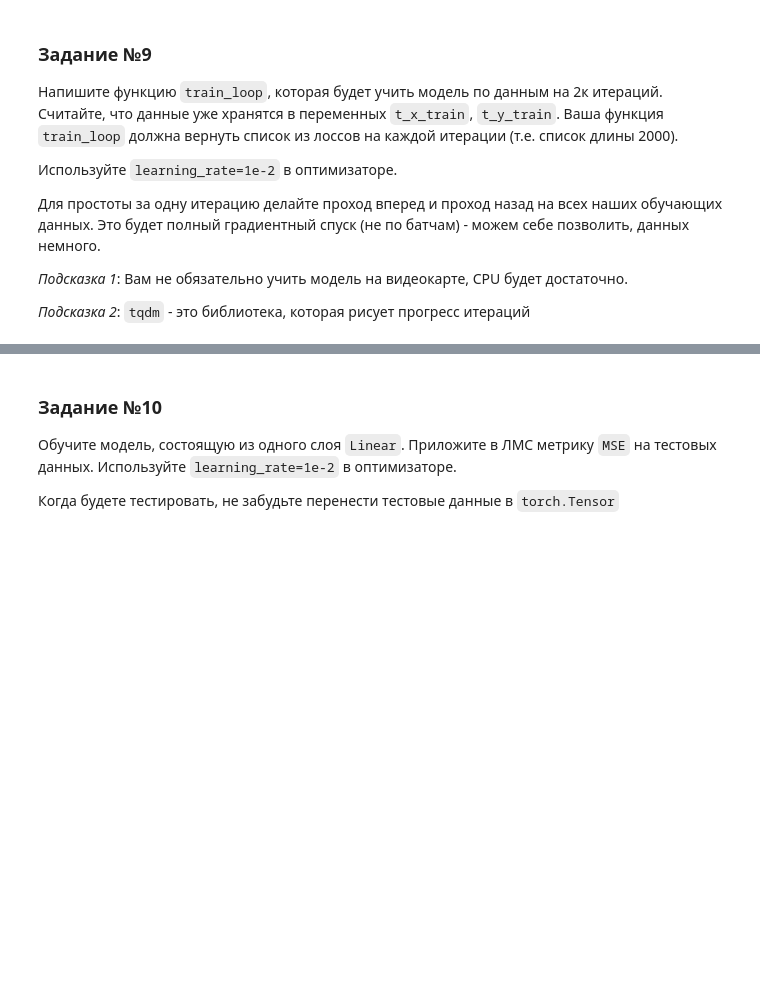
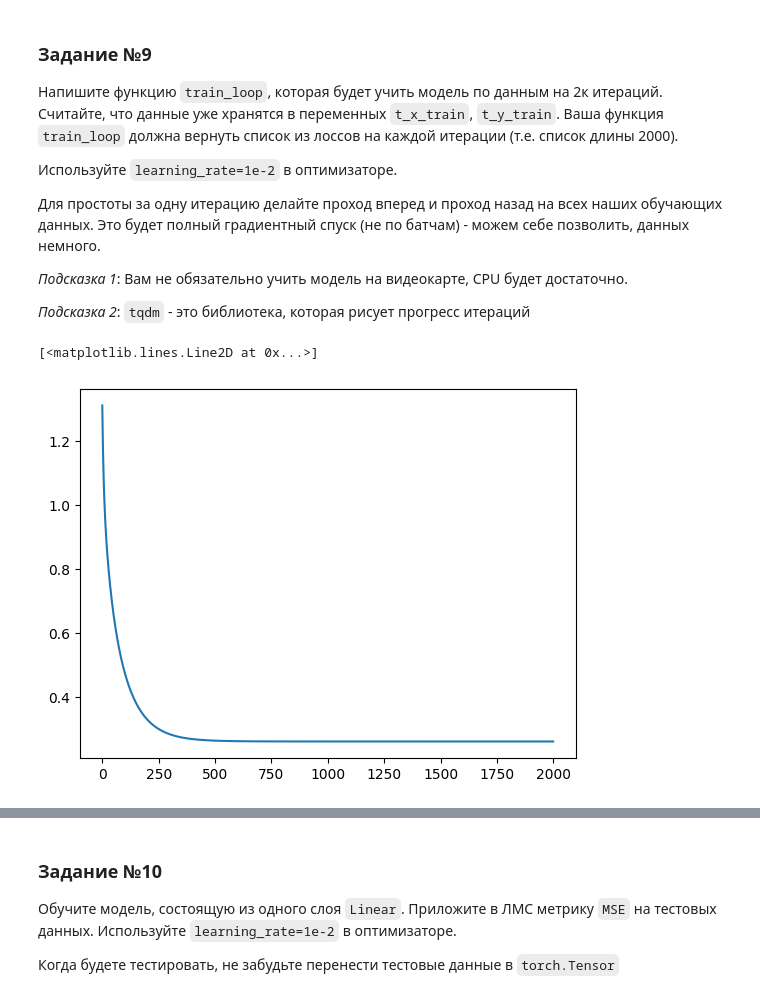
Before and after one commit to AndreyKurdyubov/Karpov.courses_DL, a Jupyter notebook: Base_DL/hw2-student.ipynb, the cells around one changed output, grey strips where cells are left out. Saved outputs shown, nothing was run; the diff lists cells and outputs as text; code cells hidden in the pictures; blank space fills up the shorter version.

```diff
--- a/Base_DL/hw2-student.ipynb
+++ b/Base_DL/hw2-student.ipynb
@@ -64,0 +363,3 @@ from sklearn.linear_model import LinearRegression
+# %%
+df = pd.read_csv("insurance.csv")
+df.head()
@@ -64,0 +378,4 @@ from sklearn.linear_model import LinearRegression
+# %%
+# one-hot для категориальных feature
+df_train = pd.get_dummies(df_train, columns=["sex", "smoker", "region"], dtype=float)
+df_test = pd.get_dummies(df_test, columns=["sex", "smoker", "region"], dtype=float)
@@ -100,12 +524,35 @@ t_y_train = torch.from_numpy(y_train.to_numpy()).to(dtype=torch.float32)
 _Подсказка 1_: Вам не обязательно учить модель на видеокарте, CPU будет достаточно.
 
 _Подсказка 2_: `tqdm` - это библиотека, которая рисует прогресс итераций
-# %%
-import tqdm
-from torch.optim.sgd import SGD
-
-
-def train_loop(model: nn.Module) -> list[float]:
-    losses = []
-    ...
-    return losses
+# %%
+import tqdm
+from torch.optim.sgd import SGD
+
+model = SimpleModel()
+reg_optimizer = SGD(params=model.parameters(), lr=1e-2)
+
+torch.random.manual_seed(seed)
+t_x_train = torch.from_numpy(df_train.to_numpy().astype(float)).to(dtype=torch.float32)
+t_y_train = torch.from_numpy(y_train.to_numpy()).to(dtype=torch.float32)
+criterion = nn.MSELoss()
+
+def train_loop(model: nn.Module) -> list[float]:
+    losses = []
+
+    for _ in tqdm.trange(2000):
+        reg_optimizer.zero_grad()
+        output = model(t_x_train).squeeze(1)
+        loss = criterion(output, t_y_train)
+        loss.backward()
+        losses.append(loss.item())
+        reg_optimizer.step()
+    return losses
+
+losses = train_loop(model)
+# %%
+from matplotlib import pyplot as plt
+
+plt.plot(losses)
+# %% [output]
+[<matplotlib.lines.Line2D at 0x...>]
+[figure, added]
```
Also changed, not shown: parts of 57 cells of this notebook.
